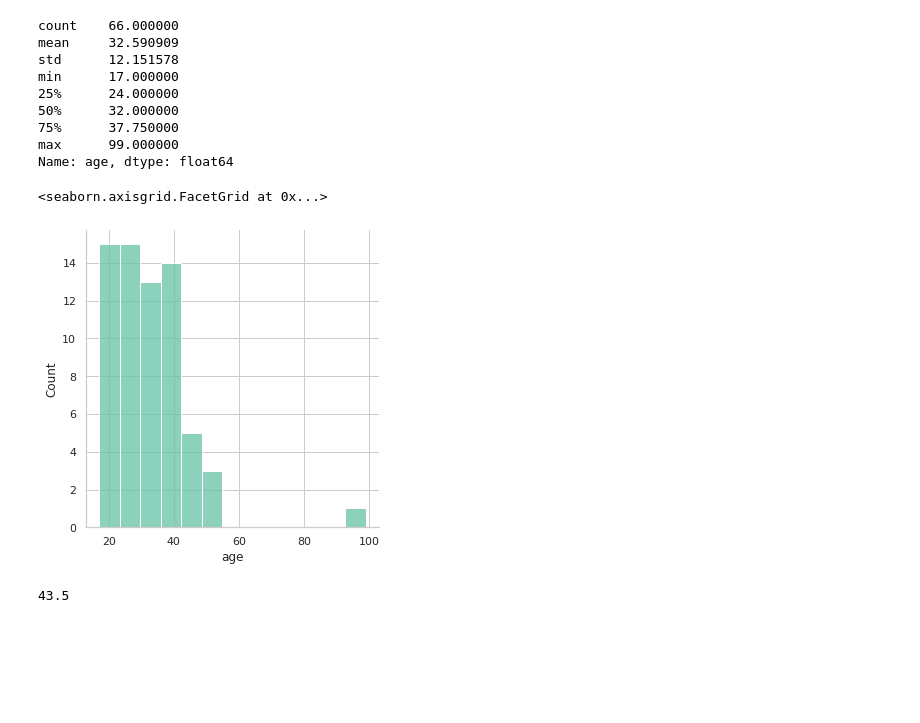
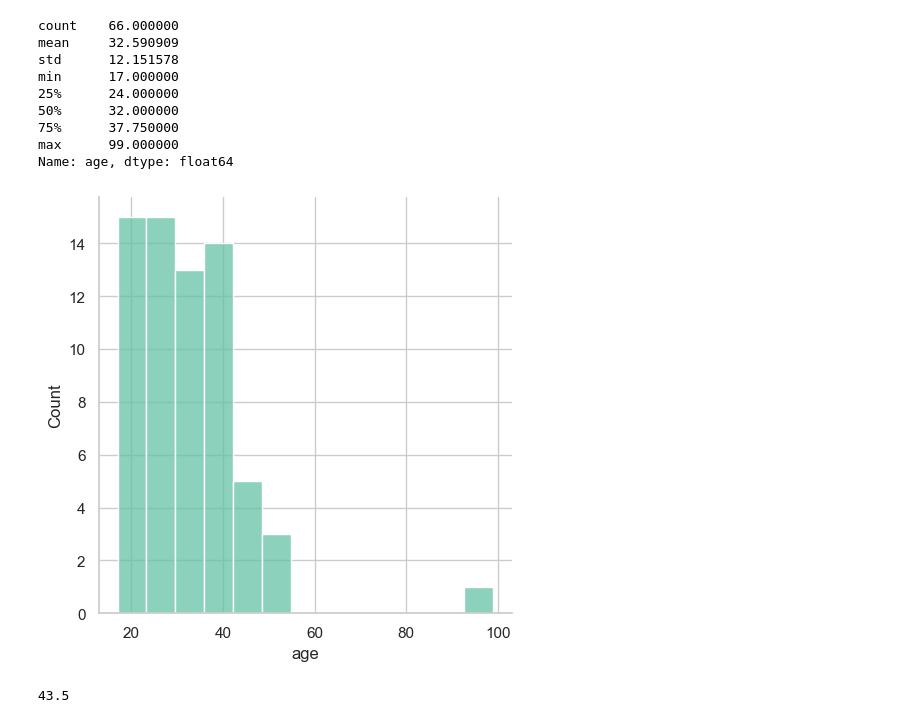
Before and after one commit to EkaterinaStan/A-B-dating-app, a Jupyter notebook: a:b_dating_app.ipynb, the cells around one changed output. Cells and saved outputs as stored; diff of their text form; code cells hidden in the pictures; blank space fills up the shorter version.

```diff
--- a/a:b_dating_app.ipynb
+++ b/a:b_dating_app.ipynb
@@ -21,13 +21,19 @@ sns.set_palette(palette = 'Set2')
 # %%
 # считываем данные
-ut = pd.read_csv('https://getfile.dokpub.com/yandex/get/https://disk.yandex.ru/d/4XXIME4osGrMRA', sep=';')
+ut = pd.read_csv(
+    'https://getfile.dokpub.com/yandex/get/https://disk.yandex.ru/d/4XXIME4osGrMRA', sep=';')
 
-uc1  = pd.read_csv('https://getfile.dokpub.com/yandex/get/https://disk.yandex.ru/d/yJFydMNNGkEKfg', sep=';')
+uc1 = pd.read_csv(
+    'https://getfile.dokpub.com/yandex/get/https://disk.yandex.ru/d/yJFydMNNGkEKfg', sep=';')
 
-uc2  = pd.read_csv('https://getfile.dokpub.com/yandex/get/https://disk.yandex.ru/d/br6KkQupzzTGoQ', sep=';')
+uc2 = pd.read_csv(
+    'https://getfile.dokpub.com/yandex/get/https://disk.yandex.ru/d/br6KkQupzzTGoQ', sep=';')
 
-tt = pd.read_csv('https://getfile.dokpub.com/yandex/get/https://disk.yandex.ru/d/gvCWpZ55ODzs2g', sep=';')
+tt = pd.read_csv(
+    'https://getfile.dokpub.com/yandex/get/https://disk.yandex.ru/d/gvCWpZ55ODzs2g', sep=';')
 
-tc1 = pd.read_csv('https://getfile.dokpub.com/yandex/get/https://disk.yandex.ru/d/VY5W0keMX5TZBQ', sep=';')
+tc1 = pd.read_csv(
+    'https://getfile.dokpub.com/yandex/get/https://disk.yandex.ru/d/VY5W0keMX5TZBQ', sep=';')
 
-tc2 = pd.read_csv('https://getfile.dokpub.com/yandex/get/https://disk.yandex.ru/d/th5GL0mGOc-qzg', sep=';')
+tc2 = pd.read_csv(
+    'https://getfile.dokpub.com/yandex/get/https://disk.yandex.ru/d/th5GL0mGOc-qzg', sep=';')
@@ -1847,9 +1852,9 @@ ARPU = суммарный доход / количество пользовате
 Оценим ARPU за весь период наблюдений, поскольку у какая-то проблема с записью дат и расчет по-месячно может быть некорректный
 # %%
 # Заменим NaN нули
-uc1.total_revenue.fillna(0, inplace=True)
-uc2.total_revenue.fillna(0, inplace = True)
-ut.total_revenue.fillna(0, inplace = True)
-users.total_revenue.fillna(0, inplace = True)
+uc1.total_revenue = uc1.total_revenue.fillna(0)
+uc2.total_revenue = uc2.total_revenue.fillna(0)
+ut.total_revenue = ut.total_revenue.fillna(0)
+users.total_revenue = users.total_revenue.fillna(0)
 # %%
 # Построим распределение дохода от пользователей в двух контролях
@@ -2151,9 +2160,10 @@ max      99.000000
 Name: age, dtype: float64
 # %%
 sns.displot(data=ut.query('buy_premium == 1'), x='age')
+plt.tight_layout()
+plt.show()
 # %% [output]
-<seaborn.axisgrid.FacetGrid at 0x...>
-[figure, old version]
+[figure, new version]
 # %%
 ut.query('buy_premium == 1').age.quantile(0.9)
 # %% [output]
```
Also changed, not shown: parts of 90 cells of this notebook.
